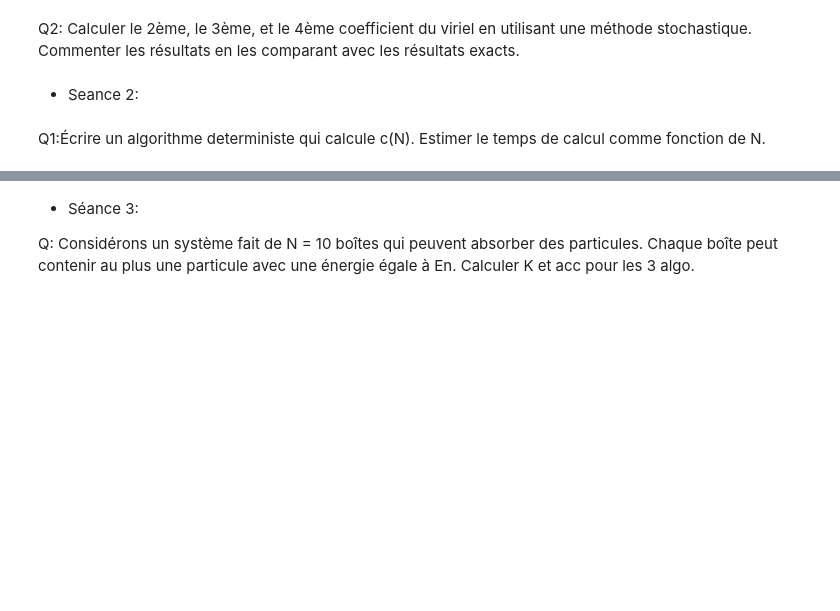
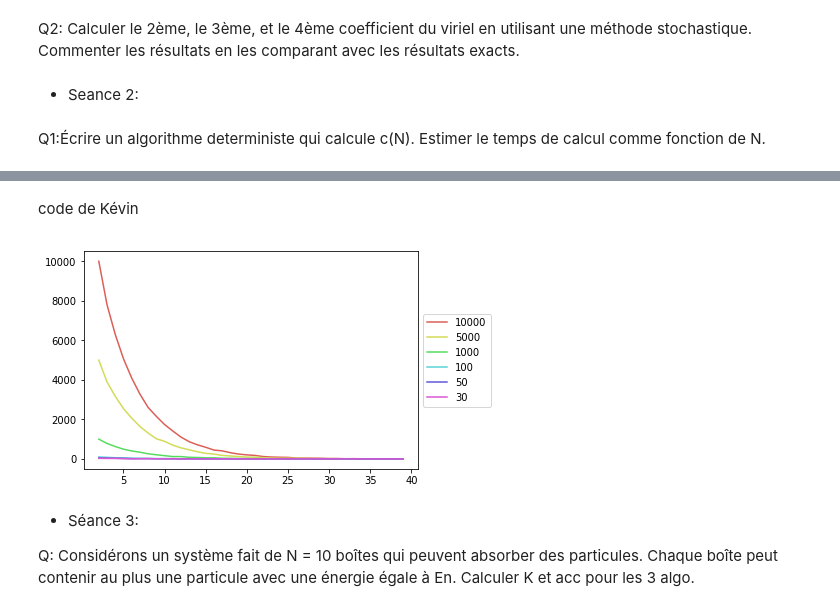
Before and after one commit to xalton/METHODE-NUMERIQUE, a Jupyter notebook: EXERCICES.ipynb, the cells around one changed output, grey strips where cells are left out. Drawn from its saved outputs; the diff is of its cells as text; code cells hidden in the pictures; blank space fills up the shorter version.

```diff
--- a/EXERCICES.ipynb
+++ b/EXERCICES.ipynb
@@ -164 +165,3 @@ index 10 R: 2
 0
+# %% [markdown]
+code de Kévin
@@ -165,3 +250,16 @@ index 10 R: 2
+# %%
+
+my_plot(10000,40)
+my_plot(5000,40)
+my_plot(1000,40)
+my_plot(100,40)
+my_plot(50,40)
+my_plot(30,40)
+plt.legend(loc = 'center left', bbox_to_anchor=(1,0.5))
+#plt.savefig("patate.png",format = "png",dpi=150,bbox_inches='tight')
+plt.show()
+# %% [output]
+[figure, added]
 # %% [markdown]
   - Séance 3:
 
```
Also changed, not shown: parts of 13 cells of this notebook, 2 other files.
